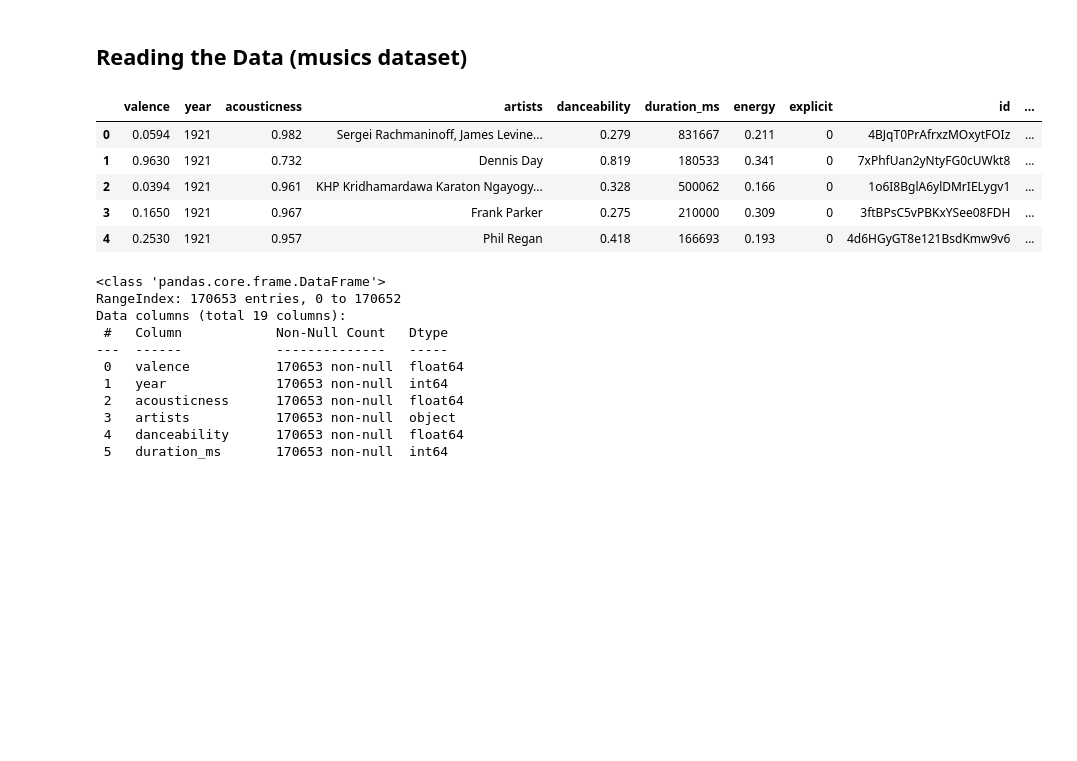
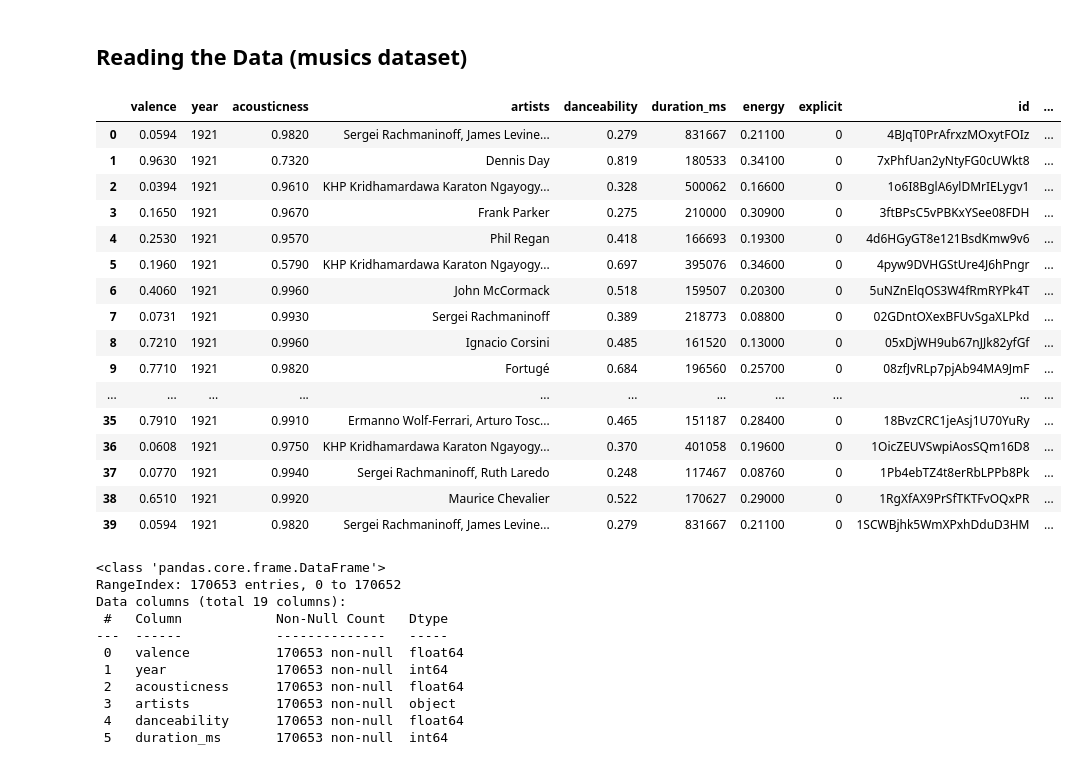
Before and after one commit to RayanHabchi/PROJET-E4, a Jupyter notebook: Recommendation_From_Spotify_Data.ipynb, the cells around one changed output. Cells and saved outputs as stored; diff of their text form; code cells hidden in the pictures; blank space fills up the shorter version.

```diff
--- a/Recommendation_From_Spotify_Data.ipynb
+++ b/Recommendation_From_Spotify_Data.ipynb
@@ -17,21 +17,32 @@ plt.rcParams.update({'font.size': 22})
 # %%
 spotify_data = pd.read_csv('./data/data.csv.zip')
 genre_data = pd.read_csv('./data/data_by_genres.csv')
 data_by_year = pd.read_csv('./data/data_by_year.csv')
 
 # Data format
 spotify_data['artists'] = spotify_data['artists'].str.replace("['", "", regex=False)
 spotify_data['artists'] = spotify_data['artists'].str.replace("']", "", regex=False)
 spotify_data['artists'] = spotify_data['artists'].str.replace("'", "", regex=False)
 
-spotify_data.head(5)
+spotify_data.head(40)
 # %% [output]
 |  | valence | year | acousticness | artists | danceability | duration_ms | energy | explicit | id | ... |
-| 0 | 0.0594 | 1921 | 0.982 | Sergei Rachmaninoff, James Levine... | 0.279 | 831667 | 0.211 | 0 | 4BJqT0PrAfrxzMOxytFOIz | ... |
-| 1 | 0.9630 | 1921 | 0.732 | Dennis Day | 0.819 | 180533 | 0.341 | 0 | 7xPhfUan2yNtyFG0cUWkt8 | ... |
-| 2 | 0.0394 | 1921 | 0.961 | KHP Kridhamardawa Karaton Ngayogy... | 0.328 | 500062 | 0.166 | 0 | 1o6I8BglA6ylDMrIELygv1 | ... |
-| 3 | 0.1650 | 1921 | 0.967 | Frank Parker | 0.275 | 210000 | 0.309 | 0 | 3ftBPsC5vPBKxYSee08FDH | ... |
-| 4 | 0.2530 | 1921 | 0.957 | Phil Regan | 0.418 | 166693 | 0.193 | 0 | 4d6HGyGT8e121BsdKmw9v6 | ... |
+| 0 | 0.0594 | 1921 | 0.9820 | Sergei Rachmaninoff, James Levine... | 0.279 | 831667 | 0.21100 | 0 | 4BJqT0PrAfrxzMOxytFOIz | ... |
+| 1 | 0.9630 | 1921 | 0.7320 | Dennis Day | 0.819 | 180533 | 0.34100 | 0 | 7xPhfUan2yNtyFG0cUWkt8 | ... |
+| 2 | 0.0394 | 1921 | 0.9610 | KHP Kridhamardawa Karaton Ngayogy... | 0.328 | 500062 | 0.16600 | 0 | 1o6I8BglA6ylDMrIELygv1 | ... |
+| 3 | 0.1650 | 1921 | 0.9670 | Frank Parker | 0.275 | 210000 | 0.30900 | 0 | 3ftBPsC5vPBKxYSee08FDH | ... |
+| 4 | 0.2530 | 1921 | 0.9570 | Phil Regan | 0.418 | 166693 | 0.19300 | 0 | 4d6HGyGT8e121BsdKmw9v6 | ... |
+| 5 | 0.1960 | 1921 | 0.5790 | KHP Kridhamardawa Karaton Ngayogy... | 0.697 | 395076 | 0.34600 | 0 | 4pyw9DVHGStUre4J6hPngr | ... |
+| 6 | 0.4060 | 1921 | 0.9960 | John McCormack | 0.518 | 159507 | 0.20300 | 0 | 5uNZnElqOS3W4fRmRYPk4T | ... |
+| 7 | 0.0731 | 1921 | 0.9930 | Sergei Rachmaninoff | 0.389 | 218773 | 0.08800 | 0 | 02GDntOXexBFUvSgaXLPkd | ... |
+| 8 | 0.7210 | 1921 | 0.9960 | Ignacio Corsini | 0.485 | 161520 | 0.13000 | 0 | 05xDjWH9ub67nJJk82yfGf | ... |
+| 9 | 0.7710 | 1921 | 0.9820 | Fortugé | 0.684 | 196560 | 0.25700 | 0 | 08zfJvRLp7pjAb94MA9JmF | ... |
+| ... | ... | ... | ... | ... | ... | ... | ... | ... | ... | ... |
+| 35 | 0.7910 | 1921 | 0.9910 | Ermanno Wolf-Ferrari, Arturo Tosc... | 0.465 | 151187 | 0.28400 | 0 | 18BvzCRC1jeAsj1U70YuRy | ... |
+| 36 | 0.0608 | 1921 | 0.9750 | KHP Kridhamardawa Karaton Ngayogy... | 0.370 | 401058 | 0.19600 | 0 | 1OicZEUVSwpiAosSQm16D8 | ... |
+| 37 | 0.0770 | 1921 | 0.9940 | Sergei Rachmaninoff, Ruth Laredo | 0.248 | 117467 | 0.08760 | 0 | 1Pb4ebTZ4t8erRbLPPb8Pk | ... |
+| 38 | 0.6510 | 1921 | 0.9920 | Maurice Chevalier | 0.522 | 170627 | 0.29000 | 0 | 1RgXfAX9PrSfTKTFvOQxPR | ... |
+| 39 | 0.0594 | 1921 | 0.9820 | Sergei Rachmaninoff, James Levine... | 0.279 | 831667 | 0.21100 | 0 | 1SCWBjhk5WmXPxhDduD3HM | ... |
 # %%
 spotify_data.info()
 # %% [output]
```
Also changed, not shown: parts of 11 cells of this notebook.
